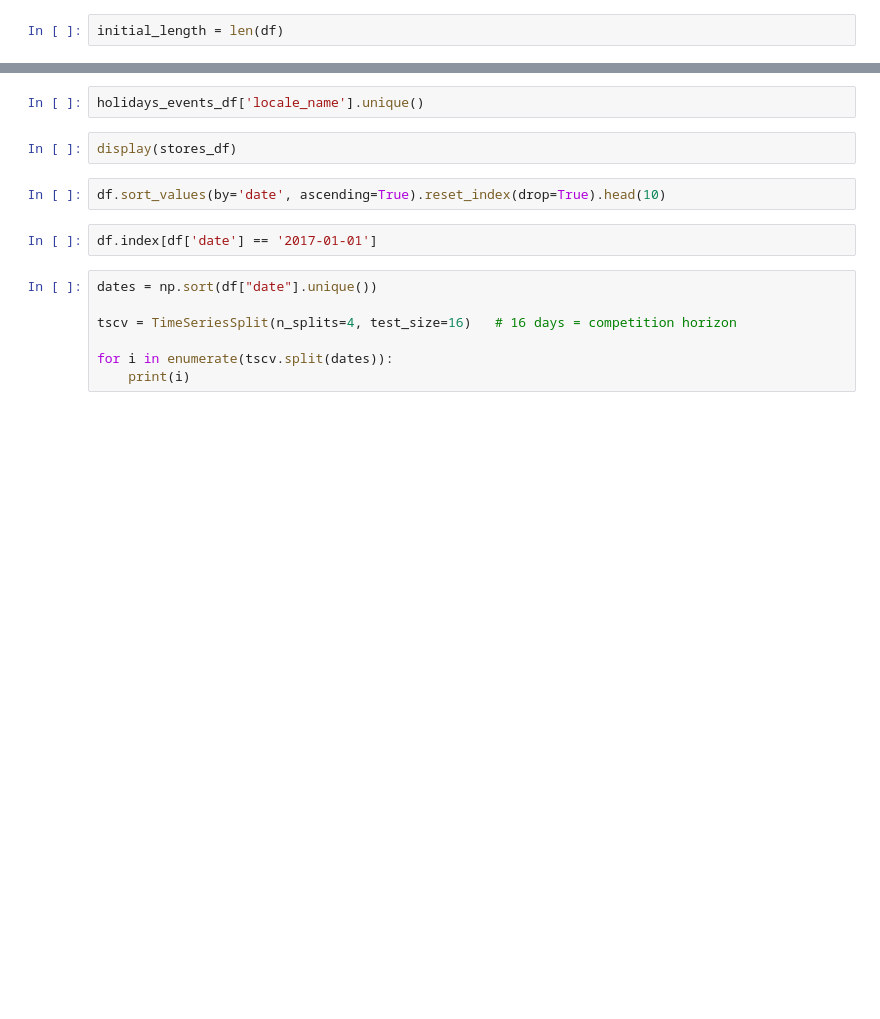
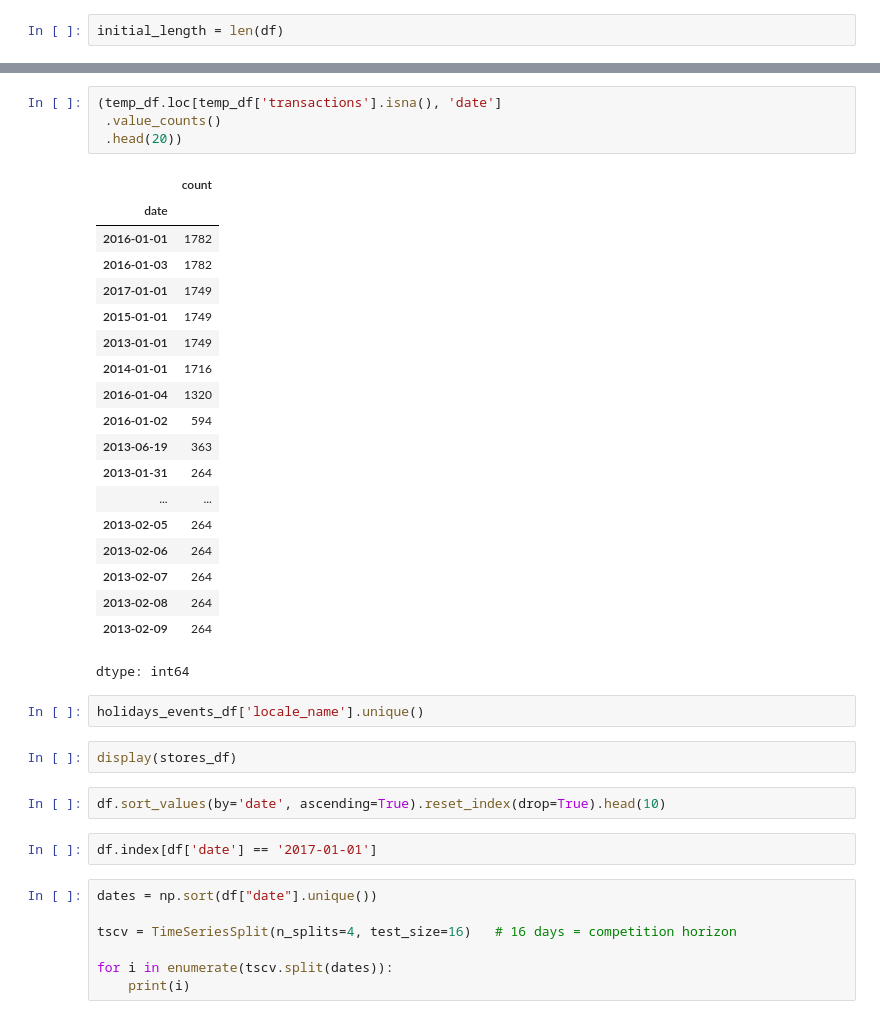
Before and after one commit to gavrilovAlikhan/ML-Practice, a Jupyter notebook: Store Sales/store_sales.ipynb, the cells around one changed output, grey strips where cells are left out. Saved outputs shown, nothing was run; the diff lists cells and outputs as text; blank space fills up the shorter version.

```diff
--- a/Store Sales/store_sales.ipynb
+++ b/Store Sales/store_sales.ipynb
@@ -175,3 +273,27 @@ df.merge(transactions_df, on=['date', 'store_nbr'], how='left')
+# %%
+(temp_df.loc[temp_df['transactions'].isna(), 'date']
+ .value_counts()
+ .head(20))
+# %% [output]
+|  | count |
+| date |  |
+| 2016-01-01 | 1782 |
+| 2016-01-03 | 1782 |
+| 2017-01-01 | 1749 |
+| 2015-01-01 | 1749 |
+| 2013-01-01 | 1749 |
+| 2014-01-01 | 1716 |
+| 2016-01-04 | 1320 |
+| 2016-01-02 | 594 |
+| 2013-06-19 | 363 |
+| 2013-01-31 | 264 |
+| ... | ... |
+| 2013-02-05 | 264 |
+| 2013-02-06 | 264 |
+| 2013-02-07 | 264 |
+| 2013-02-08 | 264 |
+| 2013-02-09 | 264 |
+dtype: int64
 # %%
 holidays_events_df['locale_name'].unique()
 # %%
```
Also changed, not shown: parts of 12 cells of this notebook.
